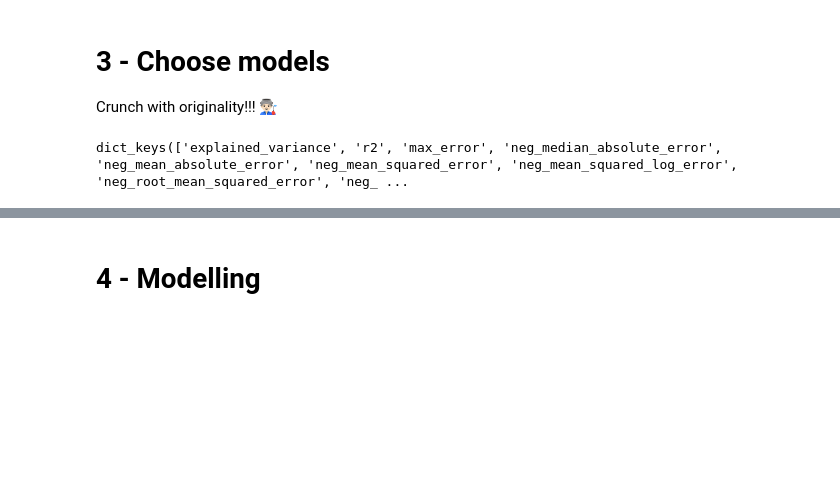
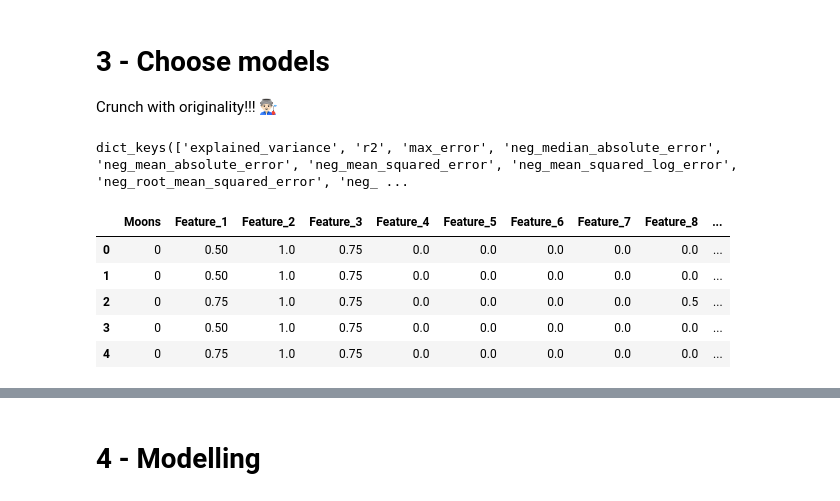
Before and after one commit to kushalnavghare/playground, a Jupyter notebook: data-crunch-competition.ipynb, the cells around one changed output, grey strips where cells are left out. Saved outputs shown, nothing was run; the diff lists cells and outputs as text; code cells hidden in the pictures; blank space fills up the shorter version.

```diff
--- a/data-crunch-competition.ipynb
+++ b/data-crunch-competition.ipynb
@@ -188,14 +210,0 @@ feat_df.shape
-# %%
-feat_df.columns = ['Moons', 'Feature_1_mean',	'Feature_1_std',	'Feature_1_amin',	'Feature_1_amax',
-                   	'Feature_2_mean', 'Feature_2_std', 'Feature_2_amin',	'Feature_2_amax',
-                   	'Feature_3_mean',	'Feature_3_std',	'Feature_3_amin',	'Feature_3_amax',
-                   	'Feature_4_mean',	'Feature_4_std',	'Feature_4_amin',	'Feature_4_amax',
-                    'Feature_5_mean',	'Feature_5_std',	'Feature_5_amin',	'Feature_5_amax',
-                    'Feature_6_mean',	'Feature_6_std', 	'Feature_6_amin',	'Feature_6_amax',
-                    'Feature_7_mean',	'Feature_7_std',	'Feature_7_amin',	'Feature_7_amax',
-                   	'Feature_8_mean',	'Feature_8_std', 	'Feature_8_amin',  'Feature_8_amax',
-                   	'Feature_9_mean',	'Feature_9_std',	'Feature_9_amin',	'Feature_9_amax',
-                   	'Feature_10_mean',	'Feature_10_std',	'Feature_10_amin',	'Feature_10_amax',
-                   	'Feature_11_mean',	'Feature_11_std',	'Feature_11_amin',	'Feature_11_amax',
-                   	'Feature_12_mean',	'Feature_12_std',	'Feature_12_amin', 'Feature_12_amax',
-                    'Feature_13_mean', 'Feature_13_std', 'Feature_13_amin', 'Feature_13_amax']
@@ -280,6 +264,15 @@ def hyperparameter_opt(data, target):
     rand_search_result = rand_search.fit(X_train, y_train)
     print(rand_search_result.best_params_)
     return rand_search_result
+# %%
+train_data.head()
+# %% [output]
+|  | Moons | Feature_1 | Feature_2 | Feature_3 | Feature_4 | Feature_5 | Feature_6 | Feature_7 | Feature_8 | ... |
+| 0 | 0 | 0.50 | 1.0 | 0.75 | 0.0 | 0.0 | 0.0 | 0.0 | 0.0 | ... |
+| 1 | 0 | 0.50 | 1.0 | 0.75 | 0.0 | 0.0 | 0.0 | 0.0 | 0.0 | ... |
+| 2 | 0 | 0.75 | 1.0 | 0.75 | 0.0 | 0.0 | 0.0 | 0.0 | 0.5 | ... |
+| 3 | 0 | 0.50 | 1.0 | 0.75 | 0.0 | 0.0 | 0.0 | 0.0 | 0.0 | ... |
+| 4 | 0 | 0.75 | 1.0 | 0.75 | 0.0 | 0.0 | 0.0 | 0.0 | 0.0 | ... |
 # %%
 target_r_params = hyperparameter_opt(train_data.drop(['Moons'], axis=1), train_targets.target_r)
 # %% [output]
```
Also changed, not shown: parts of 27 cells of this notebook.
